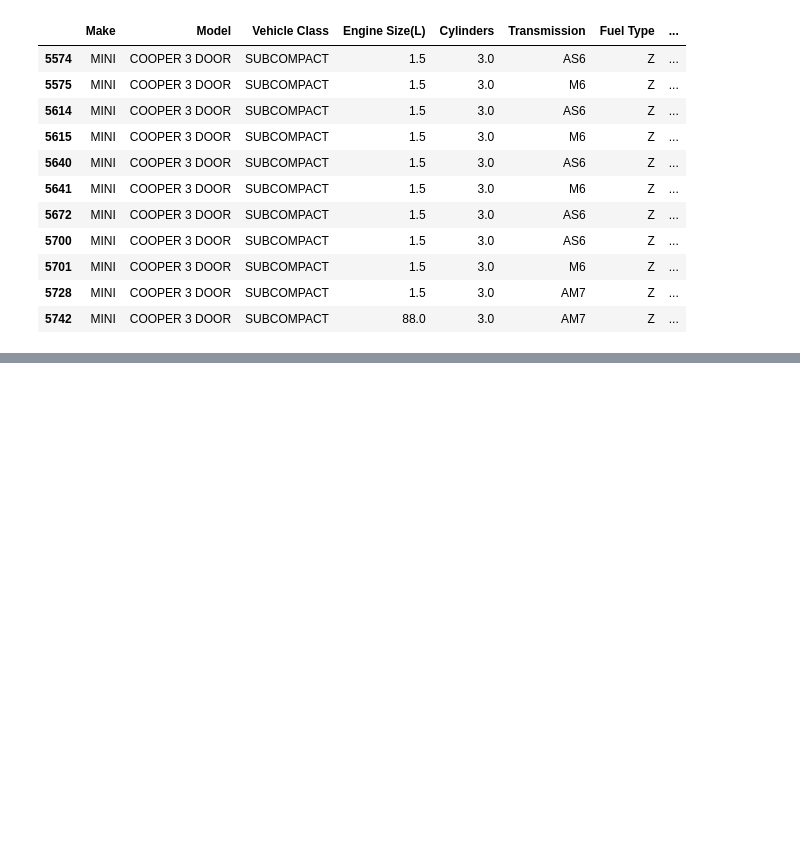
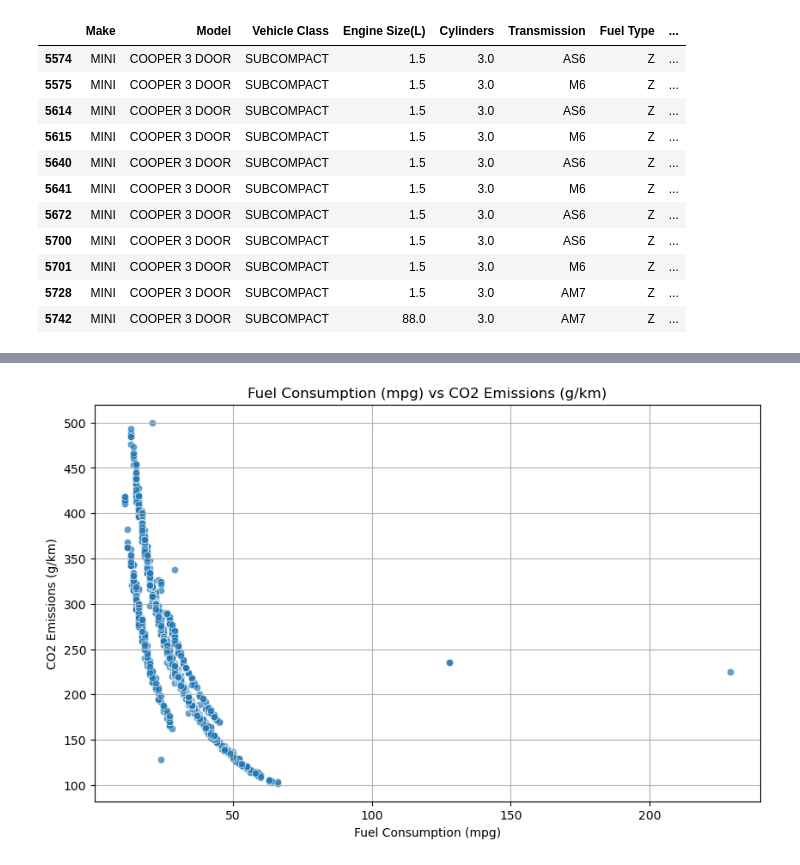
Before and after one commit to shangeethAlex/fdm_ml_project, a Jupyter notebook: notebook/EDA_CO2_emission.ipynb, the cells around one changed output, grey strips where cells are left out. Cells and saved outputs as stored; diff of their text form; code cells hidden in the pictures; blank space fills up the shorter version.

```diff
--- a/notebook/EDA_CO2_emission.ipynb
+++ b/notebook/EDA_CO2_emission.ipynb
@@ -1151,0 +1447,9 @@ NameError: name 'sort' is not defined
+# %%
+# that row is very odd so we are removing it
+data_prep = data_prep.drop(
+    data_prep[
+        (data_prep["Make"] == "TOYOTA") &
+        (data_prep["Model"] == "TACOMA") &
+        (data_prep["Fuel Consumption Comb (mpg)"] == 217.0)
+    ].index
+)
@@ -1151,0 +1468,5 @@ NameError: name 'sort' is not defined
+# %%
+data_prep.drop(data_prep[
+                    (data_prep["Fuel Consumption Comb (L/100 km)"] == 999.0) |
+                    (data_prep["Fuel Consumption Hwy (L/100 km)"] == 999.0) |
+                    (data_prep["Fuel Consumption City (L/100 km)"] == 999.0)].index, inplace=True)
@@ -1151,0 +1485,13 @@ NameError: name 'sort' is not defined
+# %%
+import matplotlib.pyplot as plt
+import seaborn as sns
+
+plt.figure(figsize=(10, 6))
+sns.scatterplot(data=data_prep, x='Fuel Consumption Comb (mpg)', y='CO2 Emissions(g/km)', alpha=0.7)
+plt.title('Fuel Consumption (mpg) vs CO2 Emissions (g/km)')
+plt.xlabel('Fuel Consumption (mpg)')
+plt.ylabel('CO2 Emissions (g/km)')
+plt.grid()
+plt.show()
+# %% [output]
+[figure, added]
```
Also changed, not shown: parts of 43 cells of this notebook, 1 other file.
